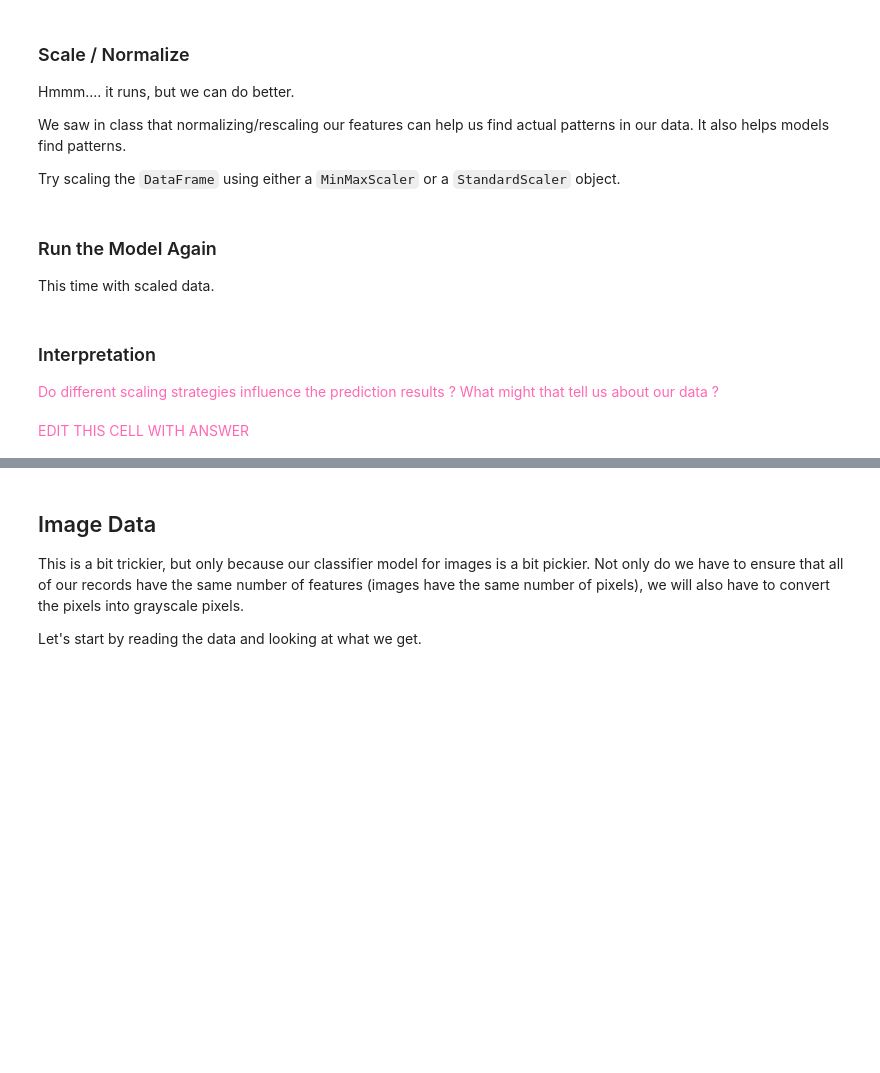
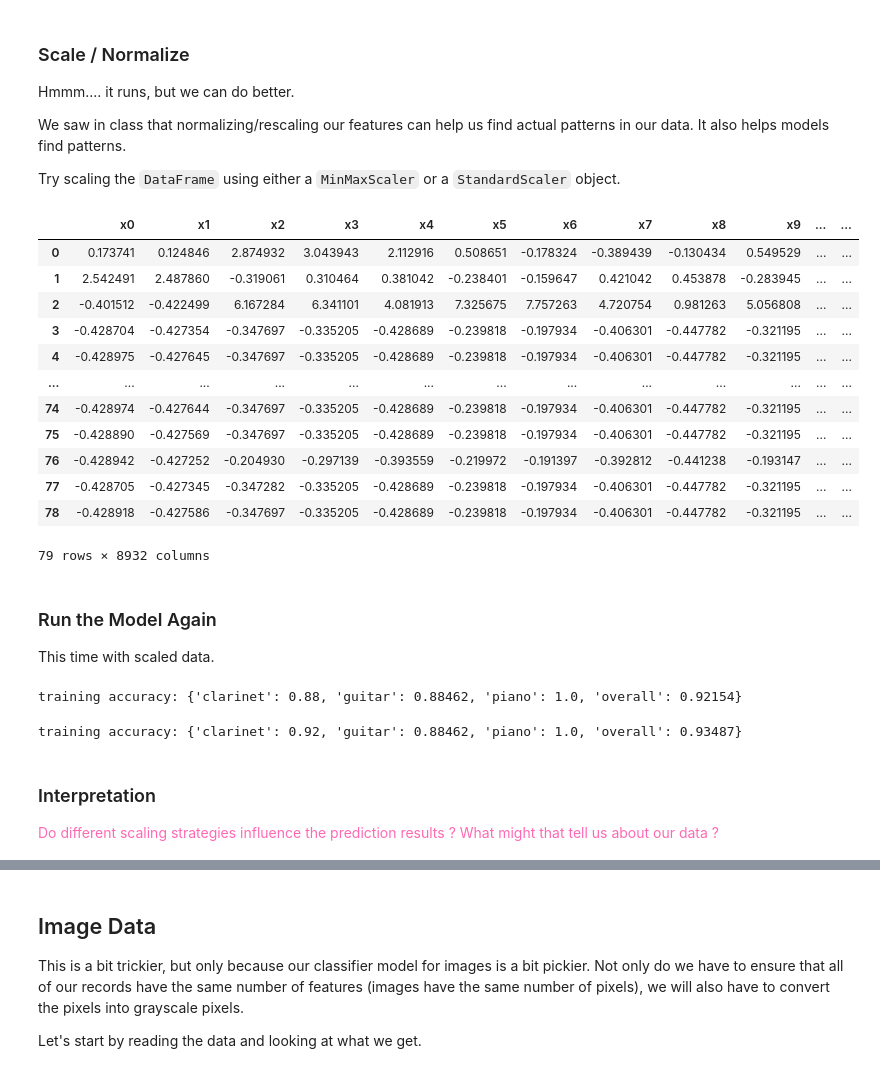
Before and after one commit to Tedesco-AI-ML-F2026/Homework06, a Jupyter notebook: Homework06A.ipynb, the cells around one changed output, grey strips where cells are left out. Cells and saved outputs as stored; diff of their text form; code cells hidden in the pictures; blank space fills up the shorter version.

```diff
--- a/Homework06A.ipynb
+++ b/Homework06A.ipynb
@@ -137,0 +168,17 @@ Then, we'll iterate through the lists of lists and slice all the feature lists t
+# %%
+# TODO: go through the list of features and make their lengths consistent
+
+# find the smallest length --> 43000
+lengths = []
+for f in features:
+    lengths.append(len(f))
+
+min_len = min(lengths)
+print("shortest:", min_len)
+
+# slice/cut every record down to the length (4300)
+cropped_features = []
+for f in features:
+    cropped_features.append(f[:min_len])
+
+print(min_len, set(len(f) for f in cropped_features))
@@ -156,3 +228,6 @@ display(features_df.sum())
 display((features_df.sum() > 100))
 
 # TODO: remove columns with no information
+# keep columns whose sum is more than 100
+features_df = features_df.loc[:, features_df.sum() > 100]
+print(features_df.shape)
@@ -177,6 +280,24 @@ We saw in class that normalizing/rescaling our features can help us find actual
 Try scaling the `DataFrame` using either a `MinMaxScaler` or a `StandardScaler` object.
 # %%
 # TODO: scale/normalize features
+
+scaler = StandardScaler().set_output(transform="pandas")
+features_scaled_df = scaler.fit_transform(features_df)
+features_scaled_df
+# %% [output]
+|  | x0 | x1 | x2 | x3 | x4 | x5 | x6 | x7 | x8 | x9 | ... | ... |
+| 0 | 0.173741 | 0.124846 | 2.874932 | 3.043943 | 2.112916 | 0.508651 | -0.178324 | -0.389439 | -0.130434 | 0.549529 | ... | ... |
+| 1 | 2.542491 | 2.487860 | -0.319061 | 0.310464 | 0.381042 | -0.238401 | -0.159647 | 0.421042 | 0.453878 | -0.283945 | ... | ... |
+| 2 | -0.401512 | -0.422499 | 6.167284 | 6.341101 | 4.081913 | 7.325675 | 7.757263 | 4.720754 | 0.981263 | 5.056808 | ... | ... |
+| 3 | -0.428704 | -0.427354 | -0.347697 | -0.335205 | -0.428689 | -0.239818 | -0.197934 | -0.406301 | -0.447782 | -0.321195 | ... | ... |
+| 4 | -0.428975 | -0.427645 | -0.347697 | -0.335205 | -0.428689 | -0.239818 | -0.197934 | -0.406301 | -0.447782 | -0.321195 | ... | ... |
+| ... | ... | ... | ... | ... | ... | ... | ... | ... | ... | ... | ... | ... |
+| 74 | -0.428974 | -0.427644 | -0.347697 | -0.335205 | -0.428689 | -0.239818 | -0.197934 | -0.406301 | -0.447782 | -0.321195 | ... | ... |
+| 75 | -0.428890 | -0.427569 | -0.347697 | -0.335205 | -0.428689 | -0.239818 | -0.197934 | -0.406301 | -0.447782 | -0.321195 | ... | ... |
+| 76 | -0.428942 | -0.427252 | -0.204930 | -0.297139 | -0.393559 | -0.219972 | -0.191397 | -0.392812 | -0.441238 | -0.193147 | ... | ... |
+| 77 | -0.428705 | -0.427345 | -0.347282 | -0.335205 | -0.428689 | -0.239818 | -0.197934 | -0.406301 | -0.447782 | -0.321195 | ... | ... |
+| 78 | -0.428918 | -0.427586 | -0.347697 | -0.335205 | -0.428689 | -0.239818 | -0.197934 | -0.406301 | -0.447782 | -0.321195 | ... | ... |
+79 rows × 8932 columns
 # %% [markdown]
 ### Run the Model Again
 
@@ -184,13 +305,18 @@ This time with scaled data.
 # %%
 # Fit the classifier and report training accuracy
 AwesomeAudioClassifier.fit(features_scaled_df, labels)
+# %% [output]
+training accuracy: {'clarinet': 0.88, 'guitar': 0.88462, 'piano': 1.0, 'overall': 0.92154}
+# %%
+# MinMaxScaler model run
+minmax = MinMaxScaler().set_output(transform="pandas")
+features_minmax_df = minmax.fit_transform(features_df)
+AwesomeAudioClassifier.fit(features_minmax_df, labels)
+# %% [output]
+training accuracy: {'clarinet': 0.92, 'guitar': 0.88462, 'piano': 1.0, 'overall': 0.93487}
 # %% [markdown]
 ### Interpretation
 
 <span style="color:hotpink;">
 Do different scaling strategies influence the prediction results ? What might that tell us about our data ?
 </span>
-# %% [markdown]
-<span style="color:hotpink;">
-EDIT THIS CELL WITH ANSWER
-</span>
```
Also changed, not shown: parts of 12 cells of this notebook.
